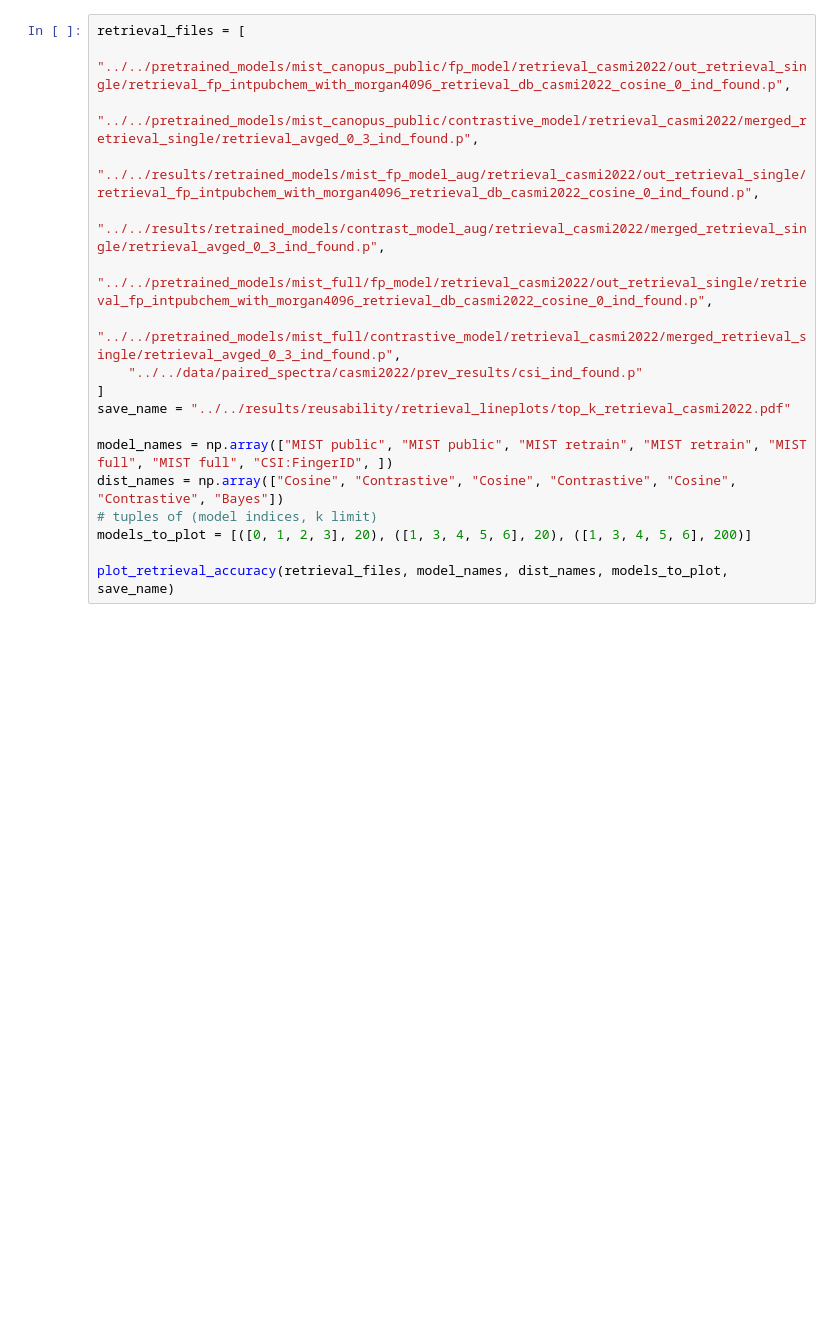
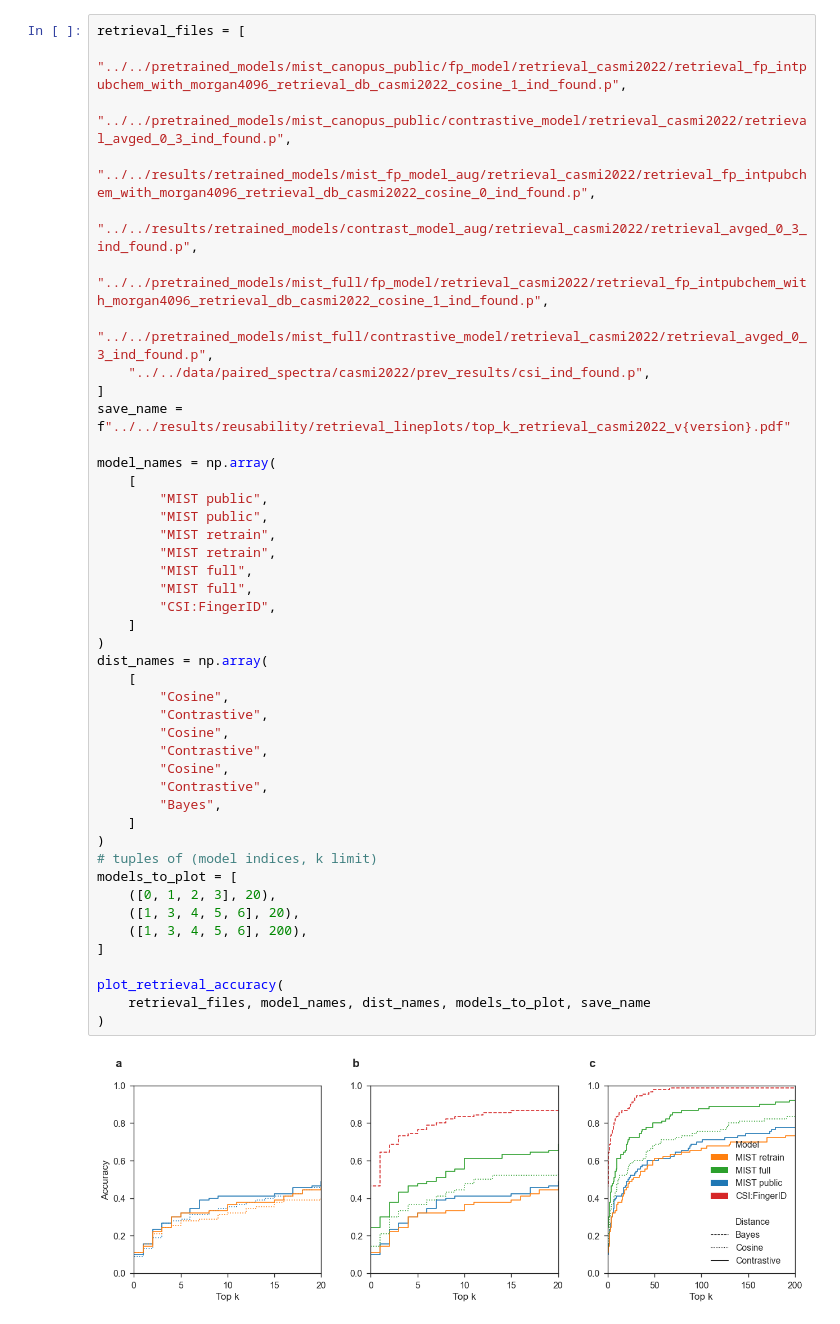
Before and after one commit to Janne98/mist, a Jupyter notebook: report_scripts/reusability/fig3.ipynb, the cells around one changed output. Cells and saved outputs as stored; diff of their text form; blank space fills up the shorter version.

```diff
--- a/report_scripts/reusability/fig3.ipynb
+++ b/report_scripts/reusability/fig3.ipynb
@@ -153,19 +208,47 @@ def plot_retrieval_accuracy(retrieval_files, model_names, dist_names, models_to_
 # %%
 retrieval_files = [
-    "../../pretrained_models/mist_canopus_public/fp_model/retrieval_casmi2022/out_retrieval_single/retrieval_fp_intpubchem_with_morgan4096_retrieval_db_casmi2022_cosine_0_ind_found.p",
-    "../../pretrained_models/mist_canopus_public/contrastive_model/retrieval_casmi2022/merged_retrieval_single/retrieval_avged_0_3_ind_found.p",
-    "../../results/retrained_models/mist_fp_model_aug/retrieval_casmi2022/out_retrieval_single/retrieval_fp_intpubchem_with_morgan4096_retrieval_db_casmi2022_cosine_0_ind_found.p",
-    "../../results/retrained_models/contrast_model_aug/retrieval_casmi2022/merged_retrieval_single/retrieval_avged_0_3_ind_found.p",
-    "../../pretrained_models/mist_full/fp_model/retrieval_casmi2022/out_retrieval_single/retrieval_fp_intpubchem_with_morgan4096_retrieval_db_casmi2022_cosine_0_ind_found.p",
-    "../../pretrained_models/mist_full/contrastive_model/retrieval_casmi2022/merged_retrieval_single/retrieval_avged_0_3_ind_found.p",
-    "../../data/paired_spectra/casmi2022/prev_results/csi_ind_found.p"
+    "../../pretrained_models/mist_canopus_public/fp_model/retrieval_casmi2022/retrieval_fp_intpubchem_with_morgan4096_retrieval_db_casmi2022_cosine_1_ind_found.p",
+    "../../pretrained_models/mist_canopus_public/contrastive_model/retrieval_casmi2022/retrieval_avged_0_3_ind_found.p",
+    "../../results/retrained_models/mist_fp_model_aug/retrieval_casmi2022/retrieval_fp_intpubchem_with_morgan4096_retrieval_db_casmi2022_cosine_0_ind_found.p",
+    "../../results/retrained_models/contrast_model_aug/retrieval_casmi2022/retrieval_avged_0_3_ind_found.p",
+    "../../pretrained_models/mist_full/fp_model/retrieval_casmi2022/retrieval_fp_intpubchem_with_morgan4096_retrieval_db_casmi2022_cosine_1_ind_found.p",
+    "../../pretrained_models/mist_full/contrastive_model/retrieval_casmi2022/retrieval_avged_0_3_ind_found.p",
+    "../../data/paired_spectra/casmi2022/prev_results/csi_ind_found.p",
 ]
-save_name = "../../results/reusability/retrieval_lineplots/top_k_retrieval_casmi2022.pdf"
+save_name = f"../../results/reusability/retrieval_lineplots/top_k_retrieval_casmi2022_v{version}.pdf"
 
-model_names = np.array(["MIST public", "MIST public", "MIST retrain", "MIST retrain", "MIST full", "MIST full", "CSI:FingerID", ])
-dist_names = np.array(["Cosine", "Contrastive", "Cosine", "Contrastive", "Cosine", "Contrastive", "Bayes"])
+model_names = np.array(
+    [
+        "MIST public",
+        "MIST public",
+        "MIST retrain",
+        "MIST retrain",
+        "MIST full",
+        "MIST full",
+        "CSI:FingerID",
+    ]
+)
+dist_names = np.array(
+    [
+        "Cosine",
+        "Contrastive",
+        "Cosine",
+        "Contrastive",
+        "Cosine",
+        "Contrastive",
+        "Bayes",
+    ]
+)
 # tuples of (model indices, k limit)
-models_to_plot = [([0, 1, 2, 3], 20), ([1, 3, 4, 5, 6], 20), ([1, 3, 4, 5, 6], 200)]
+models_to_plot = [
+    ([0, 1, 2, 3], 20),
+    ([1, 3, 4, 5, 6], 20),
+    ([1, 3, 4, 5, 6], 200),
+]
 
-plot_retrieval_accuracy(retrieval_files, model_names, dist_names, models_to_plot, save_name)
+plot_retrieval_accuracy(
+    retrieval_files, model_names, dist_names, models_to_plot, save_name
+)
+# %% [output]
+[figure, added]
 # %%
```
Also changed, not shown: parts of 10 cells of this notebook, 11 other files.
